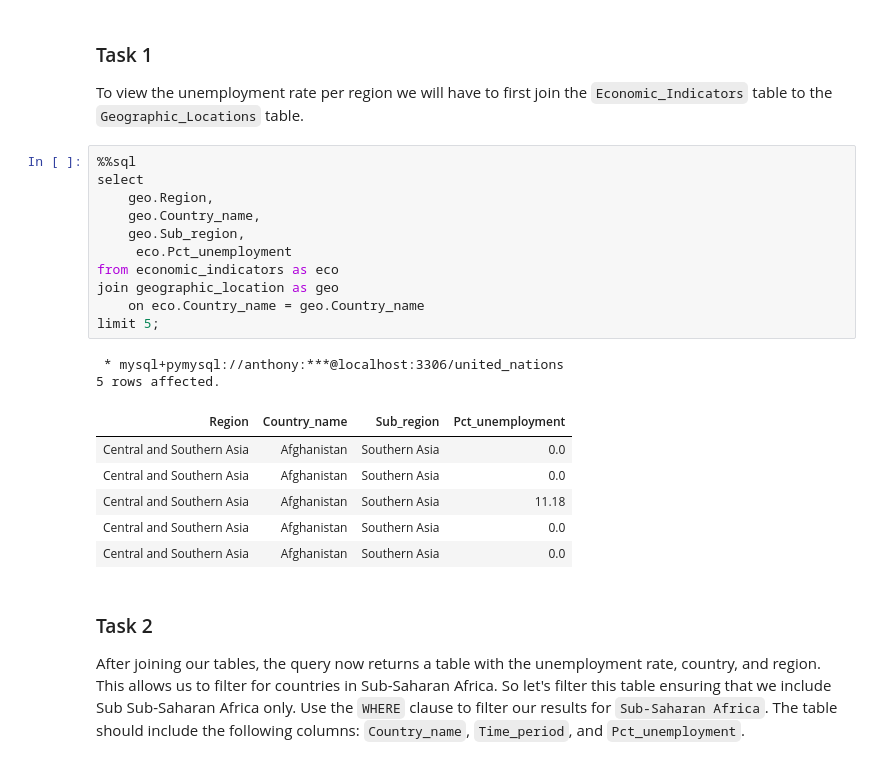
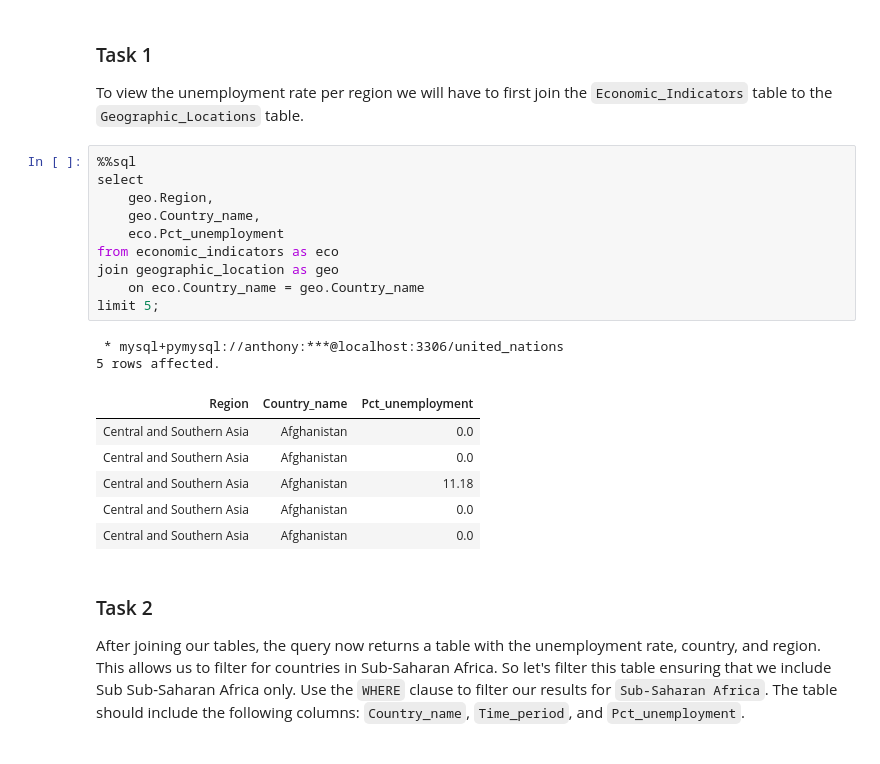
Before and after one commit to ndegwaanth/maji-ndogo, a Jupyter notebook: Database views [Notebook].ipynb, the cells around one changed output. Saved outputs shown, nothing was run; the diff lists cells and outputs as text.

```diff
--- a/Database views [Notebook].ipynb
+++ b/Database views [Notebook].ipynb
@@ -91,23 +105,22 @@ To view the unemployment rate per region we will have to first join the `Economi
 # %%
 %%sql
 select
     geo.Region,
     geo.Country_name,
-    geo.Sub_region,
-     eco.Pct_unemployment
+    eco.Pct_unemployment
 from economic_indicators as eco
 join geographic_location as geo
     on eco.Country_name = geo.Country_name
 limit 5;
 # %% [output]
  * mysql+pymysql://anthony:***@localhost:3306/united_nations
 5 rows affected.
-| Region | Country_name | Sub_region | Pct_unemployment |
-| Central and Southern Asia | Afghanistan | Southern Asia | 0.0 |
-| Central and Southern Asia | Afghanistan | Southern Asia | 0.0 |
-| Central and Southern Asia | Afghanistan | Southern Asia | 11.18 |
-| Central and Southern Asia | Afghanistan | Southern Asia | 0.0 |
-| Central and Southern Asia | Afghanistan | Southern Asia | 0.0 |
+| Region | Country_name | Pct_unemployment |
+| Central and Southern Asia | Afghanistan | 0.0 |
+| Central and Southern Asia | Afghanistan | 0.0 |
+| Central and Southern Asia | Afghanistan | 11.18 |
+| Central and Southern Asia | Afghanistan | 0.0 |
+| Central and Southern Asia | Afghanistan | 0.0 |
 # %% [markdown]
 ### Task 2
 
```
Also changed, not shown: parts of 8 cells of this notebook, 21 other files.
